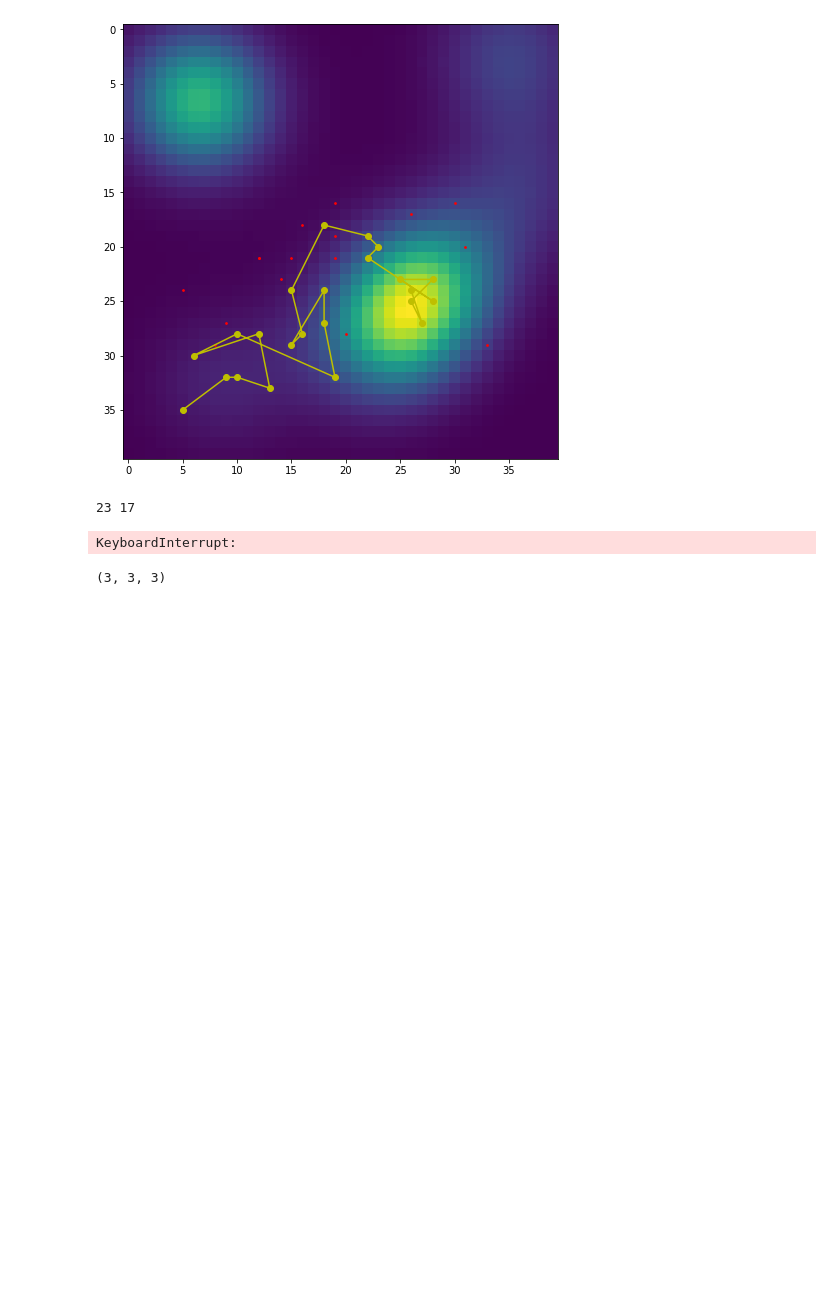
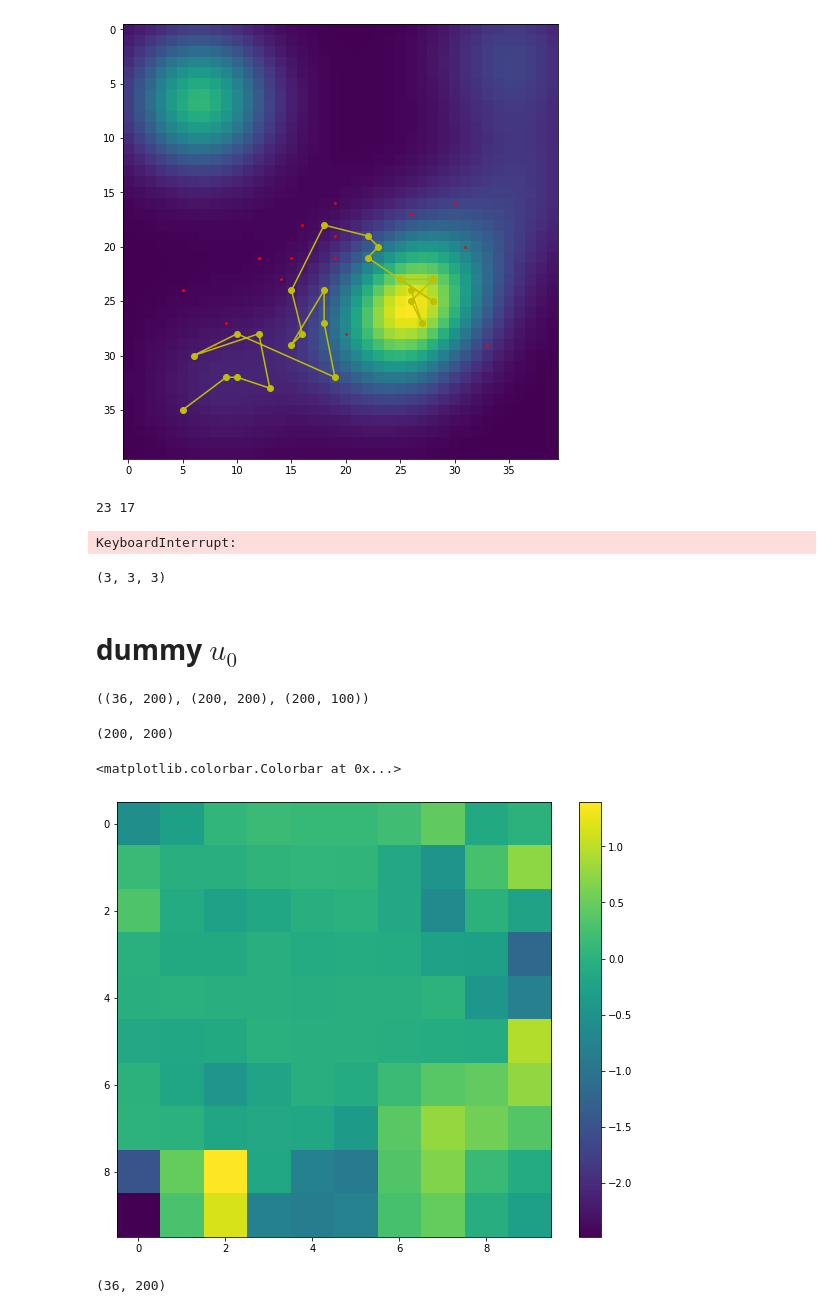
Before and after one commit to KaloshinPE/UQ_project, a Jupyter notebook: project.ipynb, the cells around one changed output. Drawn from its saved outputs; the diff is of its cells as text; code cells hidden in the pictures; blank space fills up the shorter version.

```diff
--- a/project.ipynb
+++ b/project.ipynb
@@ -213,3 +182,47 @@ KeyboardInterrupt:
 np.gradient(np.random.rand(3, 3, 3))[0].shape
 # %% [output]
 (3, 3, 3)
+# %% [markdown]
+# dummy $u_0$
+# %%
+task = TaskSetup(2, 10, 9)
+# %%
+G = task.G
+L = task.L
+x = np.random.rand(task.n_p)
+k = task.eval_perm_field(x).flatten()
+K = np.diag(k)
+q = task.Q.flatten()
+
+B1, B2 = boundary_matrices(task.n_discr)
+k_d = double_vec(k)
+K_d = np.diag(k_d)
+B1_ = B1 @ K_d @ G
+# %%
+B1.shape, K_d.shape, G.shape
+# %% [output]
+((36, 200), (200, 200), (200, 100))
+# %%
+np.diag(k_d).shape
+# %% [output]
+(200, 200)
+# %%
+A = (np.dot(G.T @ G, k) + K @ L)
+u = np.linalg.solve(A, -q)
+# A = np.vstack([(np.dot(G.T @ G, k) + K @ L), B1_, B2])
+# length = B1.shape[0] + 1
+# b = np.hstack([q, np.zeros(length)])
+# u, res, _, _ = np.linalg.lstsq(A, -b)
+
+
+grad_u = (G @ u).reshape(100, 2)
+grad_k = (G @ k).reshape(100, 2)
+term1 = np.sum(grad_u*grad_k, axis=1)
+
+term2 = K @ (L @ u)
+
+plt.imshow((term1 + term2 + q).reshape(10, 10))
+plt.colorbar()
+# %% [output]
+<matplotlib.colorbar.Colorbar at 0x...>
+[figure, added]
@@ -215,0 +231,4 @@ np.gradient(np.random.rand(3, 3, 3))[0].shape
+# %%
+B1.shapeB1.shape
+# %% [output]
+(36, 200)
```
Also changed, not shown: parts of 10 cells of this notebook, 1 other file.
